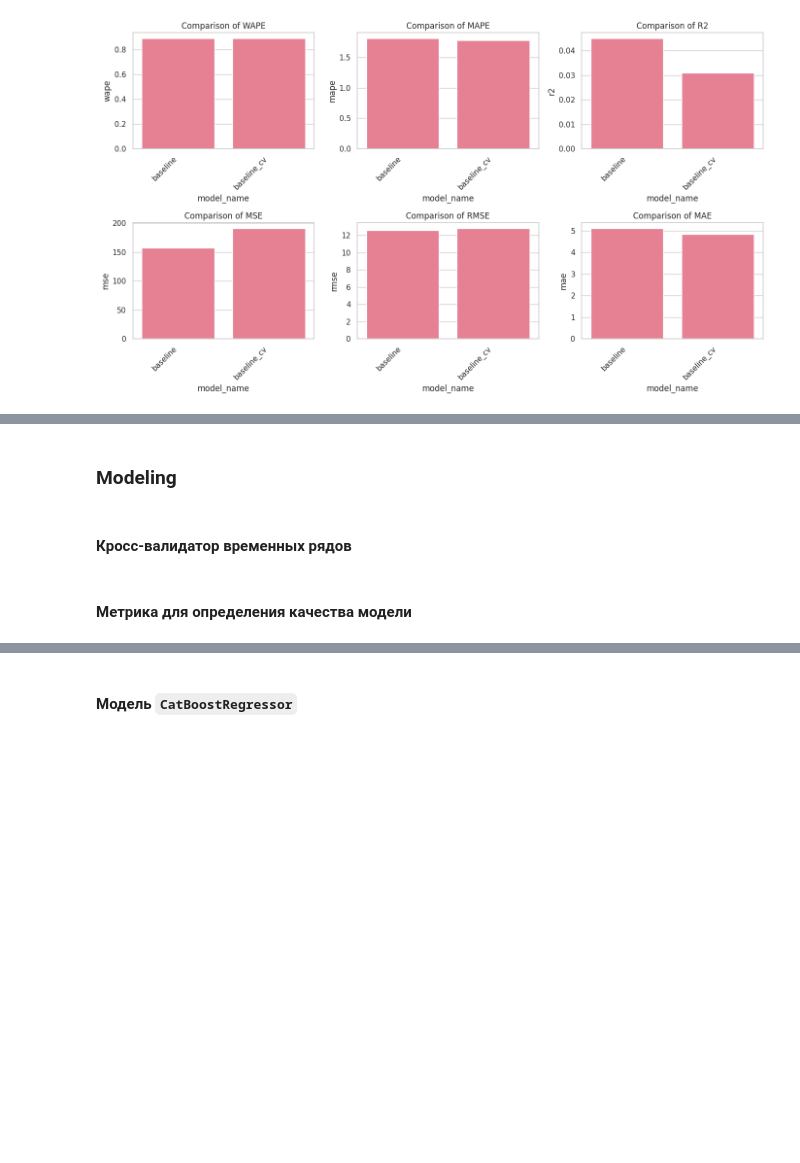
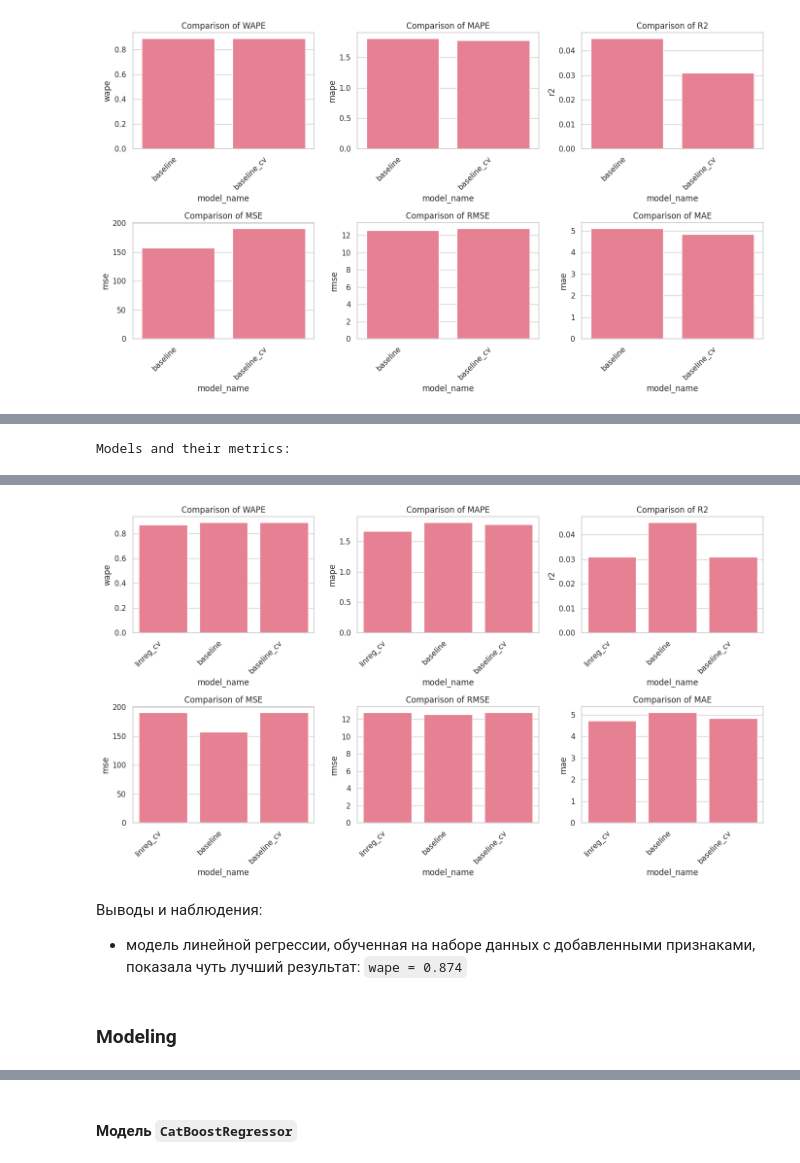
Before and after one commit to denis-42ds/demand_forecast_lenta, a Jupyter notebook: demand_forecast.ipynb, the cells around one changed output, grey strips where cells are left out. Saved outputs shown, nothing was run; the diff lists cells and outputs as text; code cells hidden in the pictures; blank space fills up the shorter version.

```diff
--- a/demand_forecast.ipynb
+++ b/demand_forecast.ipynb
@@ -1049,0 +945,7 @@ def data_encoding(X_train, X_test):
+# %%
+sales_explorer.models_comparison(connection=connection,
+                                 postgres_credentials=postgres_credentials,
+                                 experiment_name=EXPERIMENT_NAME,
+                                 assets_dir=None)
+# %% [output]
+Models and their metrics:
@@ -1050,4 +956,7 @@ def data_encoding(X_train, X_test):
+[figure, added]
+# %% [markdown]
+Выводы и наблюдения:
+- модель линейной регрессии, обученная на наборе данных с добавленными признаками,
+  <br>показала чуть лучший результат: `wape = 0.874`
 # %% [markdown]
 ### Modeling
-# %% [markdown]
-#### Кросс-валидатор временных рядов
@@ -1056,2 +962,0 @@ tscv = TimeSeriesSplit(n_splits=round((X_train.shape[0] / X_test.shape[0]) - 1))
-# %% [markdown]
-#### Метрика для определения качества модели
```
Also changed, not shown: parts of 48 cells of this notebook, 4 other files.
